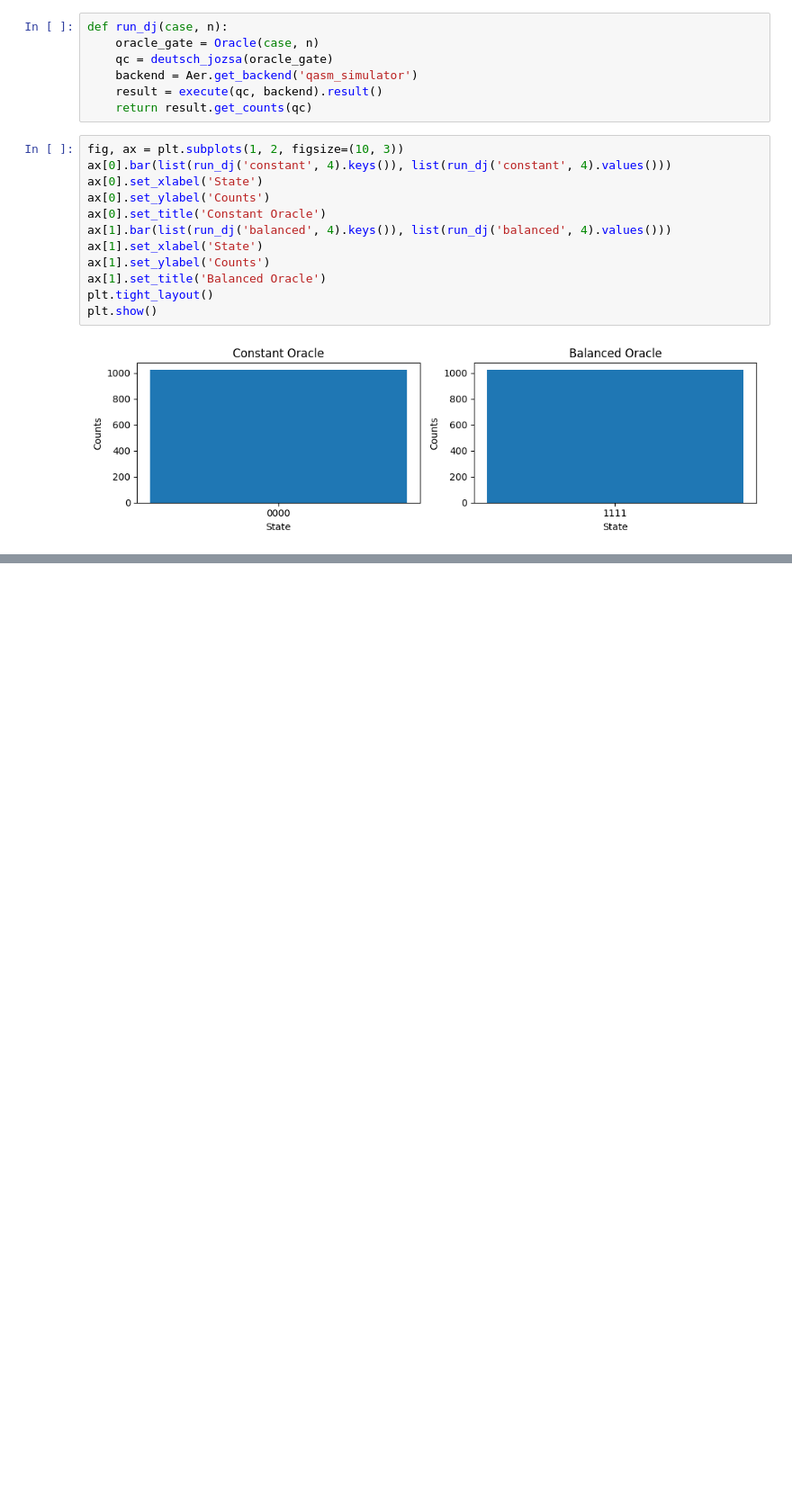
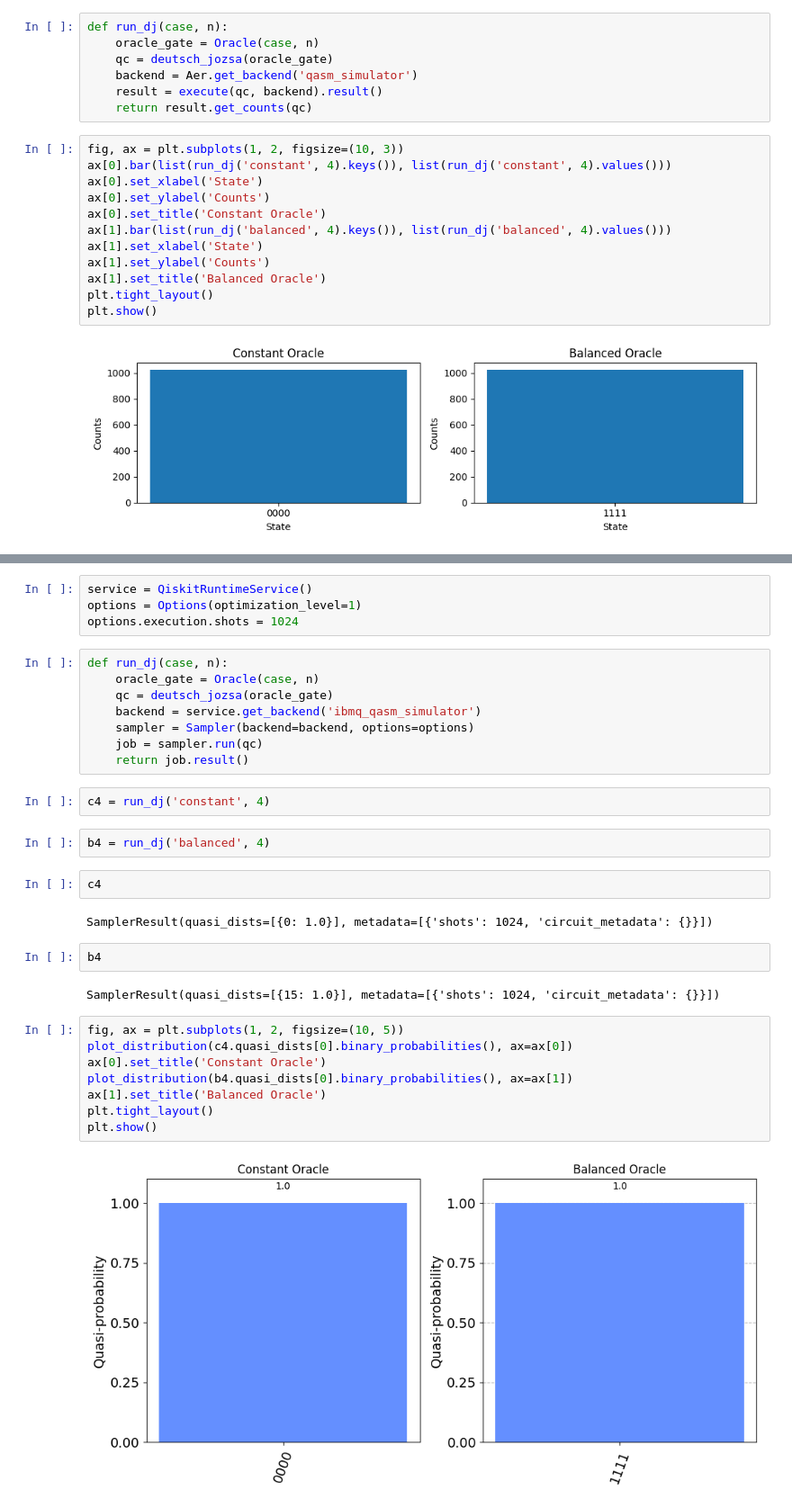
Before and after one commit to Axect/QuantumAlgorithms, a Jupyter notebook: notebook_qiskit/deutsch_jozsa.ipynb, the cells around one changed output, grey strips where cells are left out. Shown: that part at 90% size. Drawn from its saved outputs; the diff is of its cells as text; blank space fills up the shorter version.

Commit message:
Add IBMQ runtime for Qiskit to Deutsch-Jozsa

```diff
--- a/notebook_qiskit/deutsch_jozsa.ipynb
+++ b/notebook_qiskit/deutsch_jozsa.ipynb
@@ -129,0 +134,34 @@ plt.show()
+# %%
+service = QiskitRuntimeService()
+options = Options(optimization_level=1)
+options.execution.shots = 1024
+# %%
+def run_dj(case, n):
+    oracle_gate = Oracle(case, n)
+    qc = deutsch_jozsa(oracle_gate)
+    backend = service.get_backend('ibmq_qasm_simulator')
+    sampler = Sampler(backend=backend, options=options)
+    job = sampler.run(qc)
+    return job.result()
+# %%
+c4 = run_dj('constant', 4)
+# %%
+b4 = run_dj('balanced', 4)
+# %%
+c4
+# %% [output]
+SamplerResult(quasi_dists=[{0: 1.0}], metadata=[{'shots': 1024, 'circuit_metadata': {}}])
+# %%
+b4
+# %% [output]
+SamplerResult(quasi_dists=[{15: 1.0}], metadata=[{'shots': 1024, 'circuit_metadata': {}}])
+# %%
+fig, ax = plt.subplots(1, 2, figsize=(10, 5))
+plot_distribution(c4.quasi_dists[0].binary_probabilities(), ax=ax[0])
+ax[0].set_title('Constant Oracle')
+plot_distribution(b4.quasi_dists[0].binary_probabilities(), ax=ax[1])
+ax[1].set_title('Balanced Oracle')
+plt.tight_layout()
+plt.show()
+# %% [output]
+[figure, added]
```
Also changed, not shown: parts of 5 cells of this notebook, 1 other file.
